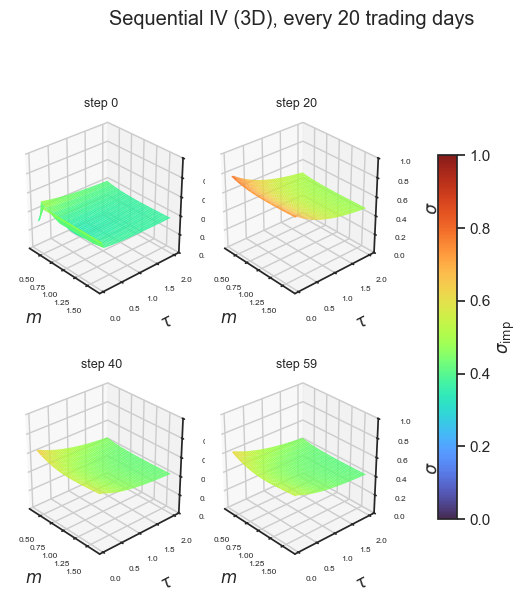
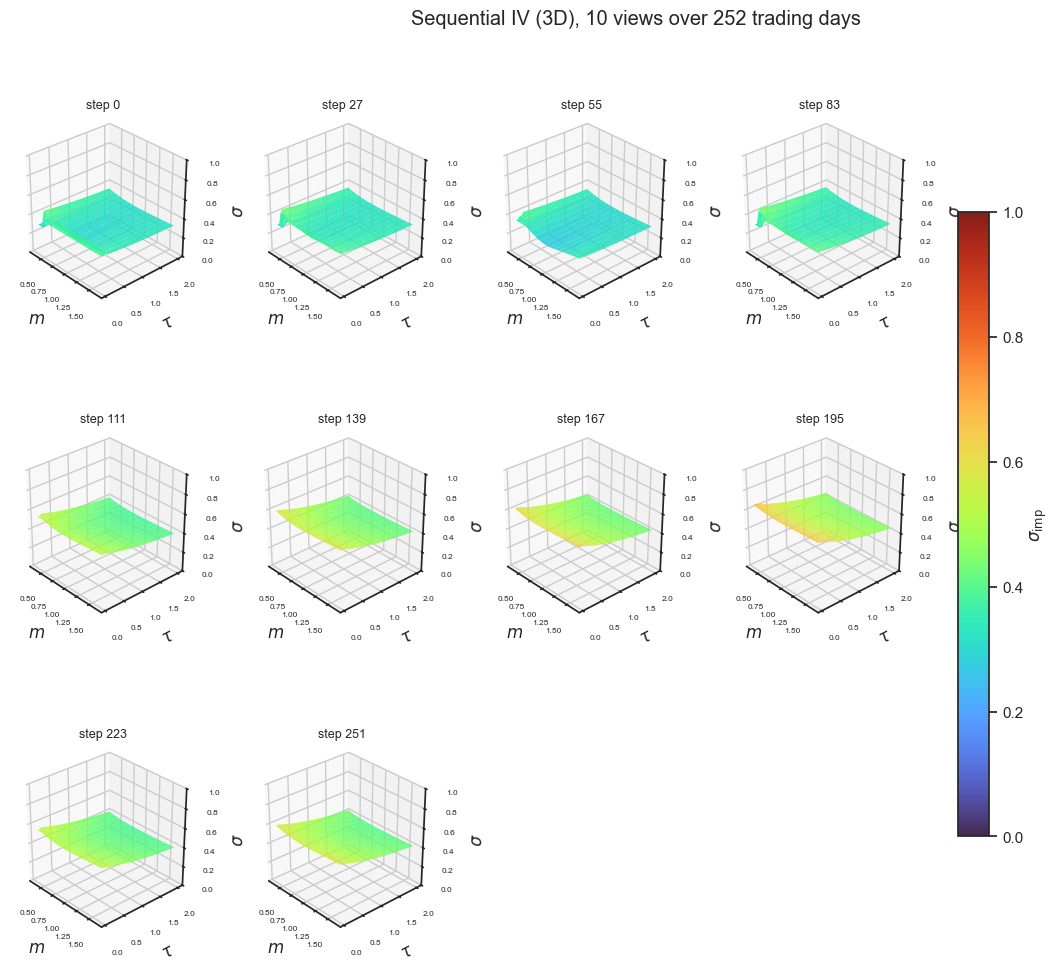
Code edit (unified diff) that turned the first committed figure into the second:
--- before
+++ after
@@ -3,5 +3,5 @@
 ncols = math.ceil(math.sqrt(n))
 nrows = math.ceil(n / ncols)
-_cell = 3.0
+_cell = 3.4
 fig, axes = plt.subplots(
     nrows,
@@ -20,7 +20,7 @@
     ax.set_title(f"step {k}", fontsize=9)
     ax.tick_params(labelsize=6)
-    ax.set_xlabel(r"$m$")
-    ax.set_ylabel(r"$\tau$")
-    ax.set_zlabel(r"$\sigma$")
+    ax.set_xlabel(r"$m$", labelpad=2)
+    ax.set_ylabel(r"$\tau$", labelpad=2)
+    ax.set_zlabel(r"$\sigma$", labelpad=3)
     try:
         ax.set_box_aspect((1, 1, 1))
@@ -29,13 +29,18 @@
 for j in range(n, len(axes_flat)):
     axes_flat[j].set_visible(False)
-fig.suptitle(f"Sequential IV (3D), every {DISPLAY_STEP_INTERVAL} trading days")
-fig.tight_layout(rect=[0, 0, 0.9, 0.96])
+fig.subplots_adjust(left=0.04, right=0.86, bottom=0.05, top=0.9, wspace=0.28, hspace=0.32)
+fig.suptitle(f"Sequential IV (3D), 10 views over {TRADING_DAYS_PER_YEAR} trading days")
 if surf_last is not None:
     fig.colorbar(
         surf_last,
         ax=[axes_flat[i] for i in range(n)],
-        shrink=0.75,
-        pad=0.1,
+        shrink=0.72,
+        pad=0.04,
         label=r"$\sigma_{\mathrm{imp}}$",
     )
+
+SEQUENTIAL_IVS_3D_PDF_PATH = REPO_ROOT / "notebooks" / "sequential_ivs_3d_original.pdf"
+SEQUENTIAL_IVS_3D_PDF_PATH.parent.mkdir(parents=True, exist_ok=True)
+fig.savefig(SEQUENTIAL_IVS_3D_PDF_PATH, bbox_inches="tight", format="pdf")
+
 plt.show()

Commit: finalize simulation parameters